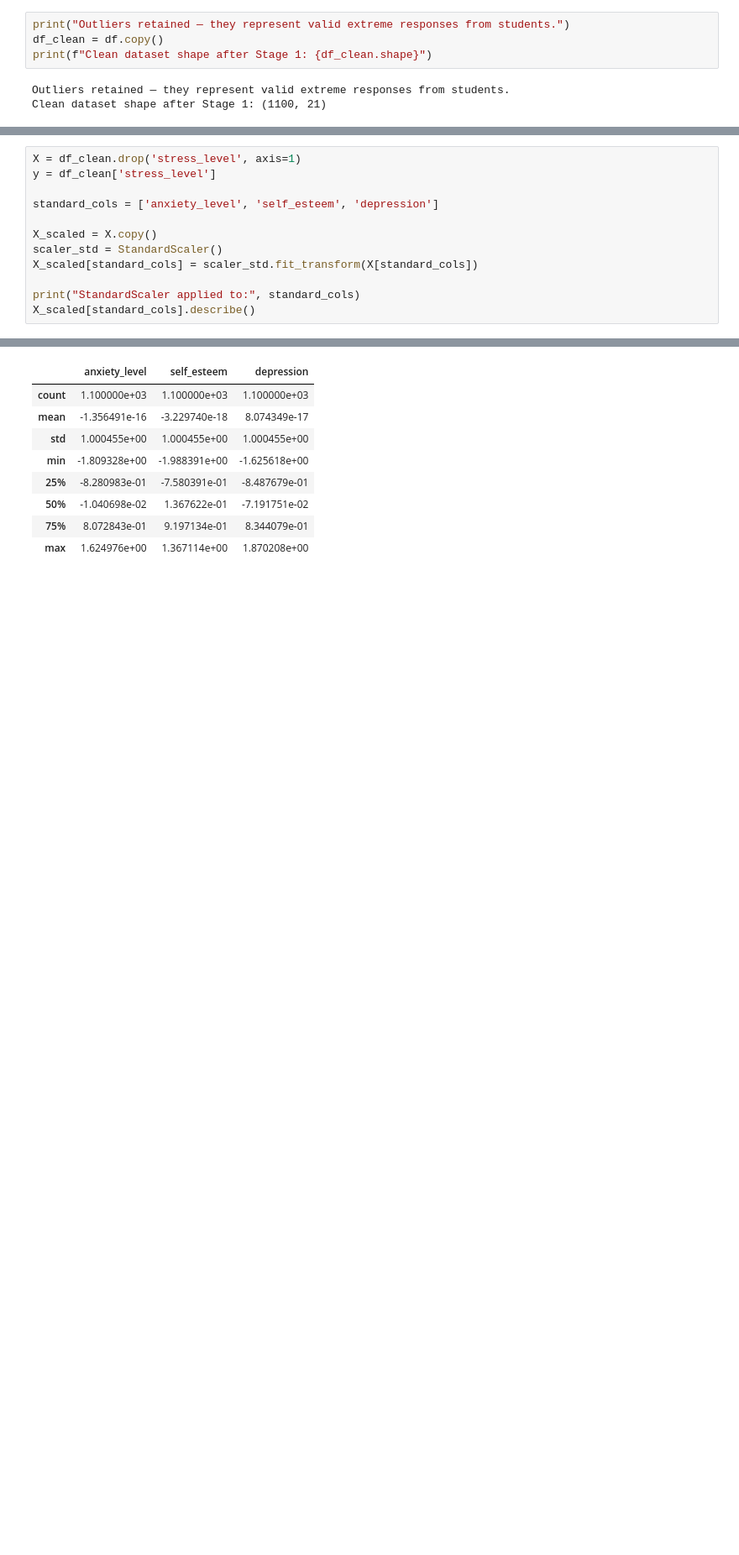
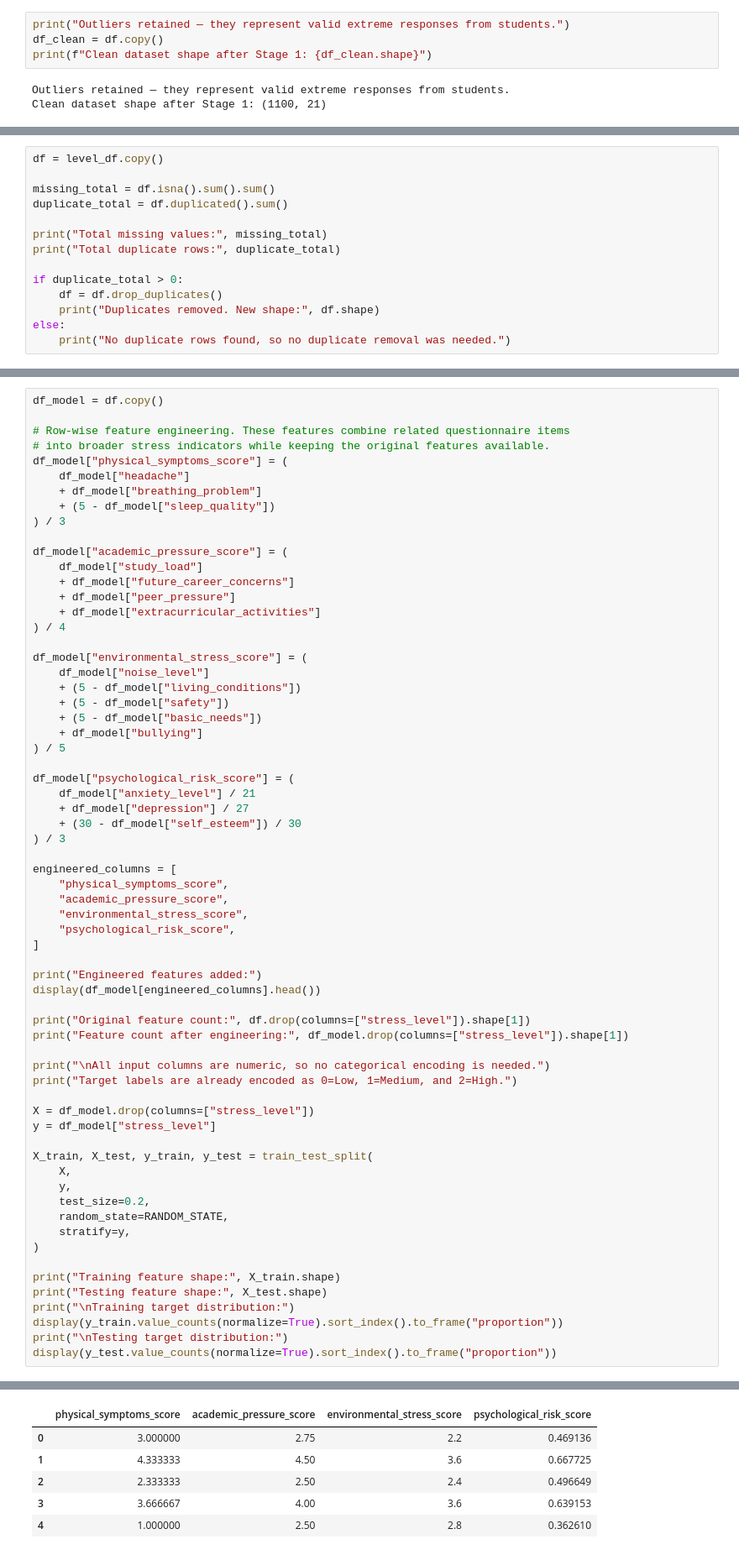
Before and after one commit to raghdw12/Machine-Learning-Asg, a Jupyter notebook: Part A machine learning .ipynb, the cells around one changed output, grey strips where cells are left out. Shown at 84% size. Saved outputs shown, nothing was run; the diff lists cells and outputs as text; blank space fills up the shorter version.

```diff
--- a/Part A machine learning .ipynb
+++ b/Part A machine learning .ipynb
@@ -181,0 +321,14 @@ Stress Level Distribution:
+# %%
+df = level_df.copy()
+
+missing_total = df.isna().sum().sum()
+duplicate_total = df.duplicated().sum()
+
+print("Total missing values:", missing_total)
+print("Total duplicate rows:", duplicate_total)
+
+if duplicate_total > 0:
+    df = df.drop_duplicates()
+    print("Duplicates removed. New shape:", df.shape)
+else:
+    print("No duplicate rows found, so no duplicate removal was needed.")
@@ -182,13 +490,66 @@ Stress Level Distribution:
 # %%
-X = df_clean.drop('stress_level', axis=1)
-y = df_clean['stress_level']
+df_model = df.copy()
 
-standard_cols = ['anxiety_level', 'self_esteem', 'depression']
+# Row-wise feature engineering. These features combine related questionnaire items
+# into broader stress indicators while keeping the original features available.
+df_model["physical_symptoms_score"] = (
+    df_model["headache"]
+    + df_model["breathing_problem"]
+    + (5 - df_model["sleep_quality"])
+) / 3
 
-X_scaled = X.copy()
-scaler_std = StandardScaler()
-X_scaled[standard_cols] = scaler_std.fit_transform(X[standard_cols])
+df_model["academic_pressure_score"] = (
+    df_model["study_load"]
+    + df_model["future_career_concerns"]
+    + df_model["peer_pressure"]
+    + df_model["extracurricular_activities"]
+) / 4
 
-print("StandardScaler applied to:", standard_cols)
-X_scaled[standard_cols].describe()
+df_model["environmental_stress_score"] = (
+    df_model["noise_level"]
+    + (5 - df_model["living_conditions"])
+    + (5 - df_model["safety"])
+    + (5 - df_model["basic_needs"])
+    + df_model["bullying"]
+) / 5
+
+df_model["psychological_risk_score"] = (
+    df_model["anxiety_level"] / 21
+    + df_model["depression"] / 27
+    + (30 - df_model["self_esteem"]) / 30
+) / 3
+
+engineered_columns = [
+    "physical_symptoms_score",
+    "academic_pressure_score",
+    "environmental_stress_score",
+    "psychological_risk_score",
+]
+
+print("Engineered features added:")
+display(df_model[engineered_columns].head())
+
+print("Original feature count:", df.drop(columns=["stress_level"]).shape[1])
+print("Feature count after engineering:", df_model.drop(columns=["stress_level"]).shape[1])
+
+print("\nAll input columns are numeric, so no categorical encoding is needed.")
+print("Target labels are already encoded as 0=Low, 1=Medium, and 2=High.")
+
+X = df_model.drop(columns=["stress_level"])
+y = df_model["stress_level"]
+
+X_train, X_test, y_train, y_test = train_test_split(
+    X,
+    y,
+    test_size=0.2,
+    random_state=RANDOM_STATE,
+    stratify=y,
+)
+
+print("Training feature shape:", X_train.shape)
+print("Testing feature shape:", X_test.shape)
+print("\nTraining target distribution:")
+display(y_train.value_counts(normalize=True).sort_index().to_frame("proportion"))
+print("\nTesting target distribution:")
+display(y_test.value_counts(normalize=True).sort_index().to_frame("proportion"))
 # %% [output]
@@ -196,9 +557,6 @@ StandardScaler applied to: ['anxiety_level', 'self_esteem', 'depression']
-|  | anxiety_level | self_esteem | depression |
-| count | 1.100000e+03 | 1.100000e+03 | 1.100000e+03 |
-| mean | -1.356491e-16 | -3.229740e-18 | 8.074349e-17 |
-| std | 1.000455e+00 | 1.000455e+00 | 1.000455e+00 |
-| min | -1.809328e+00 | -1.988391e+00 | -1.625618e+00 |
-| 25% | -8.280983e-01 | -7.580391e-01 | -8.487679e-01 |
-| 50% | -1.040698e-02 | 1.367622e-01 | -7.191751e-02 |
-| 75% | 8.072843e-01 | 9.197134e-01 | 8.344079e-01 |
-| max | 1.624976e+00 | 1.367114e+00 | 1.870208e+00 |
+|  | physical_symptoms_score | academic_pressure_score | environmental_stress_score | psychological_risk_score |
+| 0 | 3.000000 | 2.75 | 2.2 | 0.469136 |
+| 1 | 4.333333 | 4.50 | 3.6 | 0.667725 |
+| 2 | 2.333333 | 2.50 | 2.4 | 0.496649 |
+| 3 | 3.666667 | 4.00 | 3.6 | 0.639153 |
+| 4 | 1.000000 | 2.50 | 2.8 | 0.362610 |
```
Also changed, not shown: parts of 25 cells of this notebook.
